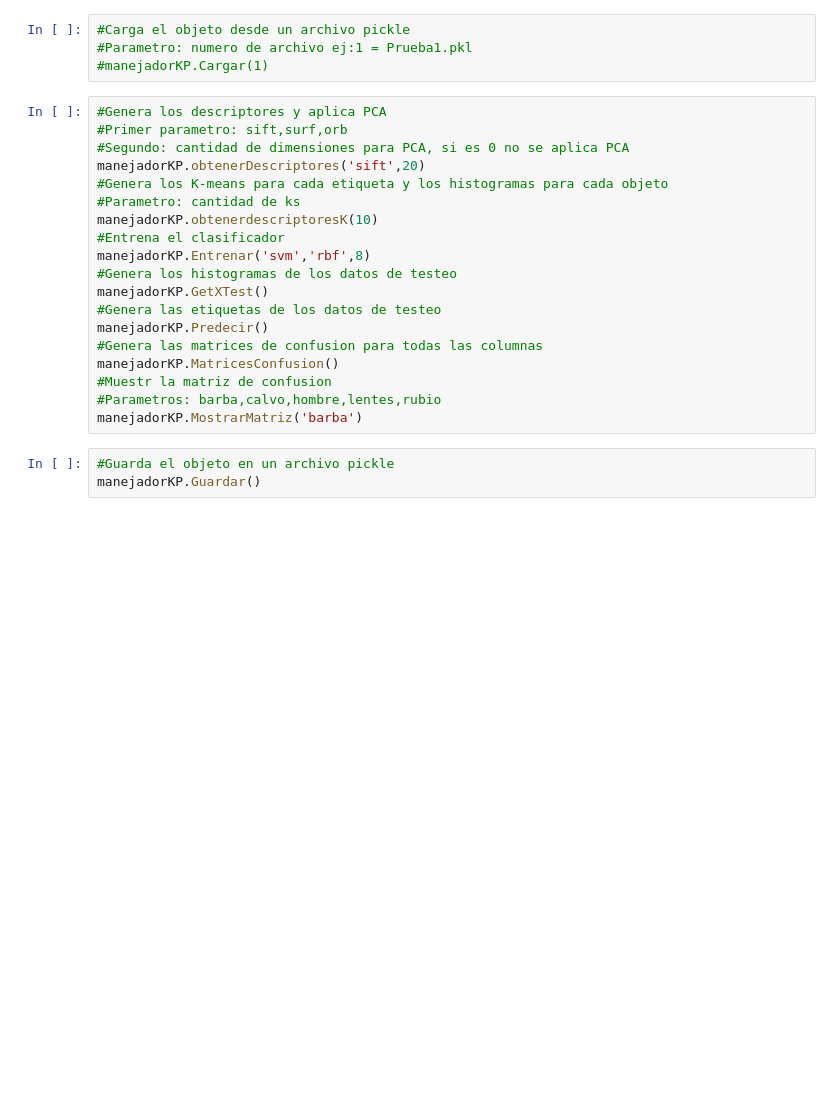
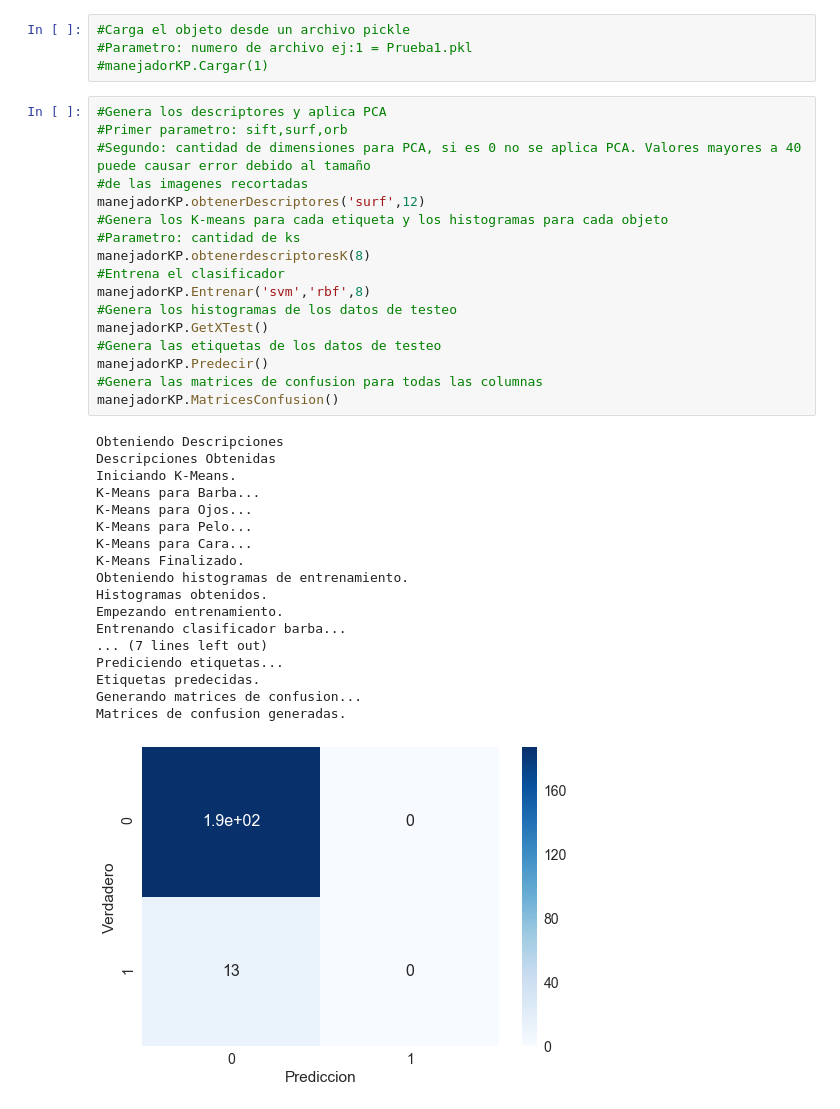
Before and after one commit to PaulVegaUribe/TF-Machine-Learning, a Jupyter notebook: TF-Machine-Learning.ipynb, the cells around one changed output. Drawn from its saved outputs; the diff is of its cells as text; blank space fills up the shorter version.

```diff
--- a/TF-Machine-Learning.ipynb
+++ b/TF-Machine-Learning.ipynb
@@ -437,22 +443,36 @@ manejadorKP = DescriptoresK()
 # %%
 #Genera los descriptores y aplica PCA
 #Primer parametro: sift,surf,orb
-#Segundo: cantidad de dimensiones para PCA, si es 0 no se aplica PCA
-manejadorKP.obtenerDescriptores('sift',20)
+#Segundo: cantidad de dimensiones para PCA, si es 0 no se aplica PCA. Valores mayores a 40 puede causar error debido al tamaño
+#de las imagenes recortadas
+manejadorKP.obtenerDescriptores('surf',12)
 #Genera los K-means para cada etiqueta y los histogramas para cada objeto
 #Parametro: cantidad de ks
-manejadorKP.obtenerdescriptoresK(10)
+manejadorKP.obtenerdescriptoresK(8)
 #Entrena el clasificador
 manejadorKP.Entrenar('svm','rbf',8)
 #Genera los histogramas de los datos de testeo
 manejadorKP.GetXTest()
 #Genera las etiquetas de los datos de testeo
 manejadorKP.Predecir()
 #Genera las matrices de confusion para todas las columnas
 manejadorKP.MatricesConfusion()
-#Muestr la matriz de confusion
-#Parametros: barba,calvo,hombre,lentes,rubio
-manejadorKP.MostrarMatriz('barba')
+# %% [output]
+Obteniendo Descripciones
+Descripciones Obtenidas
+Iniciando K-Means.
+K-Means para Barba...
+K-Means para Ojos...
+K-Means para Pelo...
+K-Means para Cara...
+K-Means Finalizado.
+Obteniendo histogramas de entrenamiento.
+Histogramas obtenidos.
+Empezando entrenamiento.
+Entrenando clasificador barba...
+... (7 lines left out)
+Prediciendo etiquetas...
+Etiquetas predecidas.
+Generando matrices de confusion...
+Matrices de confusion generadas.
+[figure, added]
-# %%
-#Guarda el objeto en un archivo pickle
-manejadorKP.Guardar()
```
Also changed, not shown: parts of 4 cells of this notebook.
